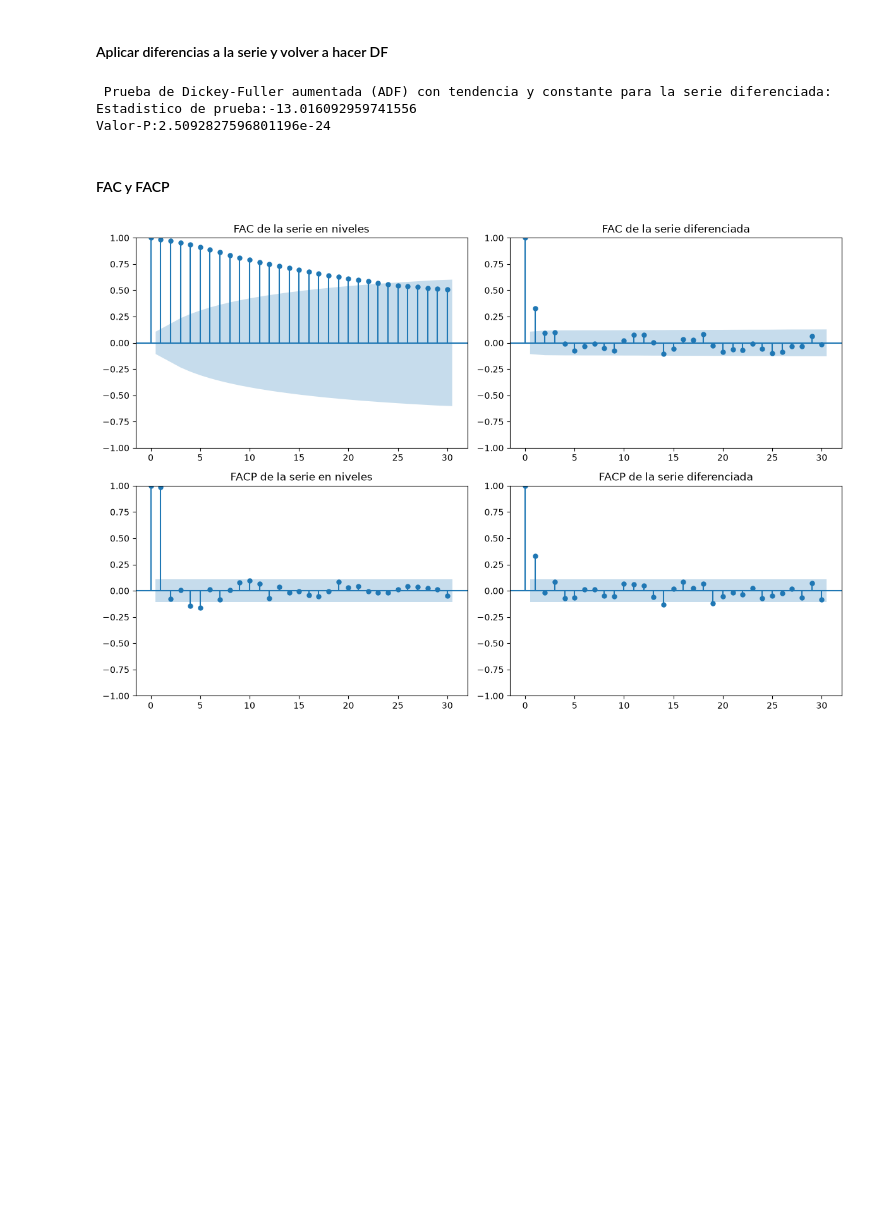
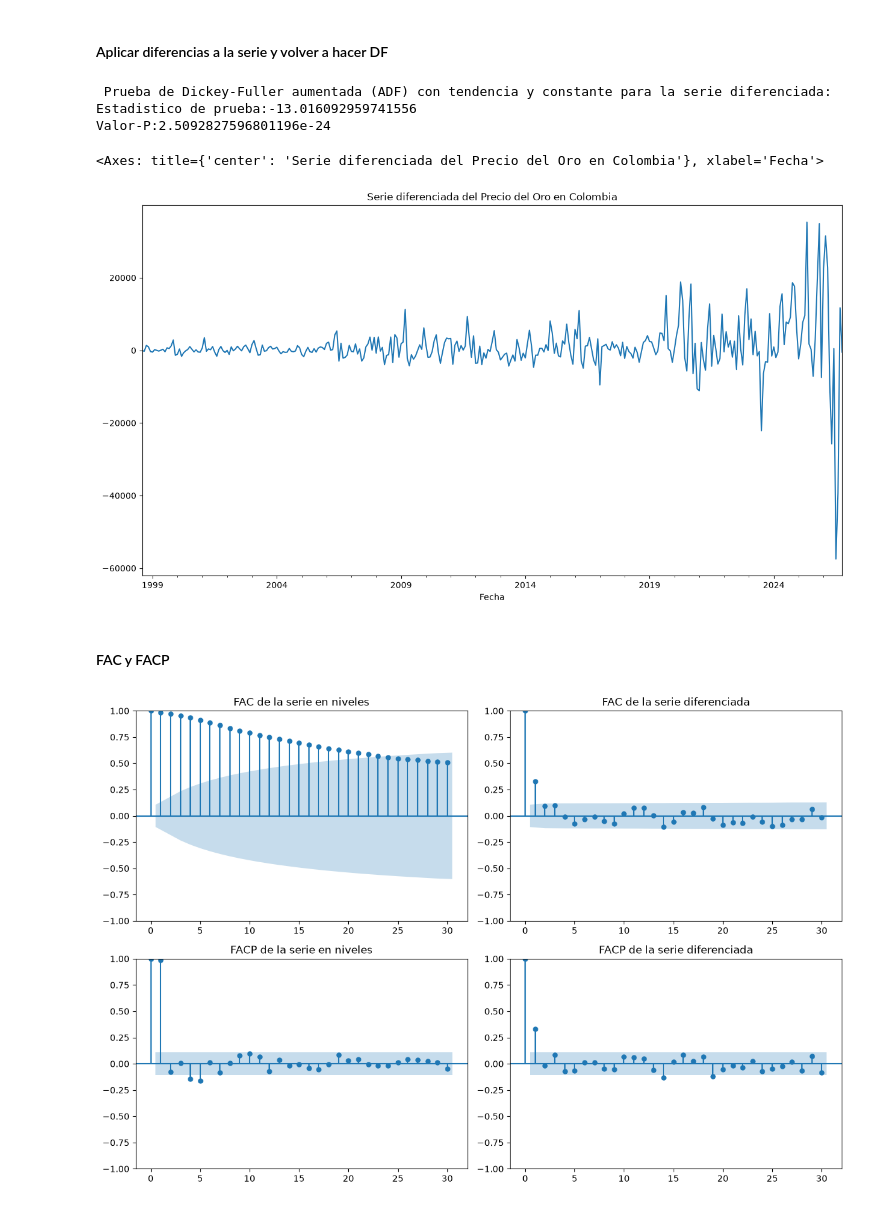
Before and after one commit to LilDioooFG/Econometria-2---Poster-Precio-del-oro-, a Jupyter notebook: Codigo_Poster.ipynb, the cells around one changed output. Drawn from its saved outputs; the diff is of its cells as text; code cells hidden in the pictures; blank space fills up the shorter version.

```diff
--- a/Codigo_Poster.ipynb
+++ b/Codigo_Poster.ipynb
@@ -22,9 +22,9 @@ Note: you may need to restart the kernel to use updated packages.
 # %% [markdown]
 ### Base de Datos
 # %%
-Base_Dir = Path(__file__).resolve().parents[0]     #__file__ hace referencia al archivo actual de pyhton
-Directorio = Base_Dir / "Base de datos - Poster"
-Ruta = Directorio / "Base de datos - Poster.xlsx"
+ruta_proyecto= Path("")
+archivo_datos=ruta_proyecto/"Base de datos - Poster.xlsx"
+
 
 df = pd.read_excel(archivo_datos, sheet_name="Datos", skiprows=[1])
 
@@ -76,6 +92,11 @@ print(f"Valor-P:{prueba_df_diferenciada[1]}")
  Prueba de Dickey-Fuller aumentada (ADF) con tendencia y constante para la serie diferenciada:
 Estadistico de prueba:-13.016092959741556
 Valor-P:2.5092827596801196e-24
+# %%
+serie_diferenciada.plot(figsize=(15, 8), title="Serie diferenciada del Precio del Oro en Colombia")
+# %% [output]
+<Axes: title={'center': 'Serie diferenciada del Precio del Oro en Colombia'}, xlabel='Fecha'>
+[figure, added]
 # %% [markdown]
 #### FAC y FACP
 # %%
```
Also changed, not shown: parts of 2 cells of this notebook, 1 other file.
